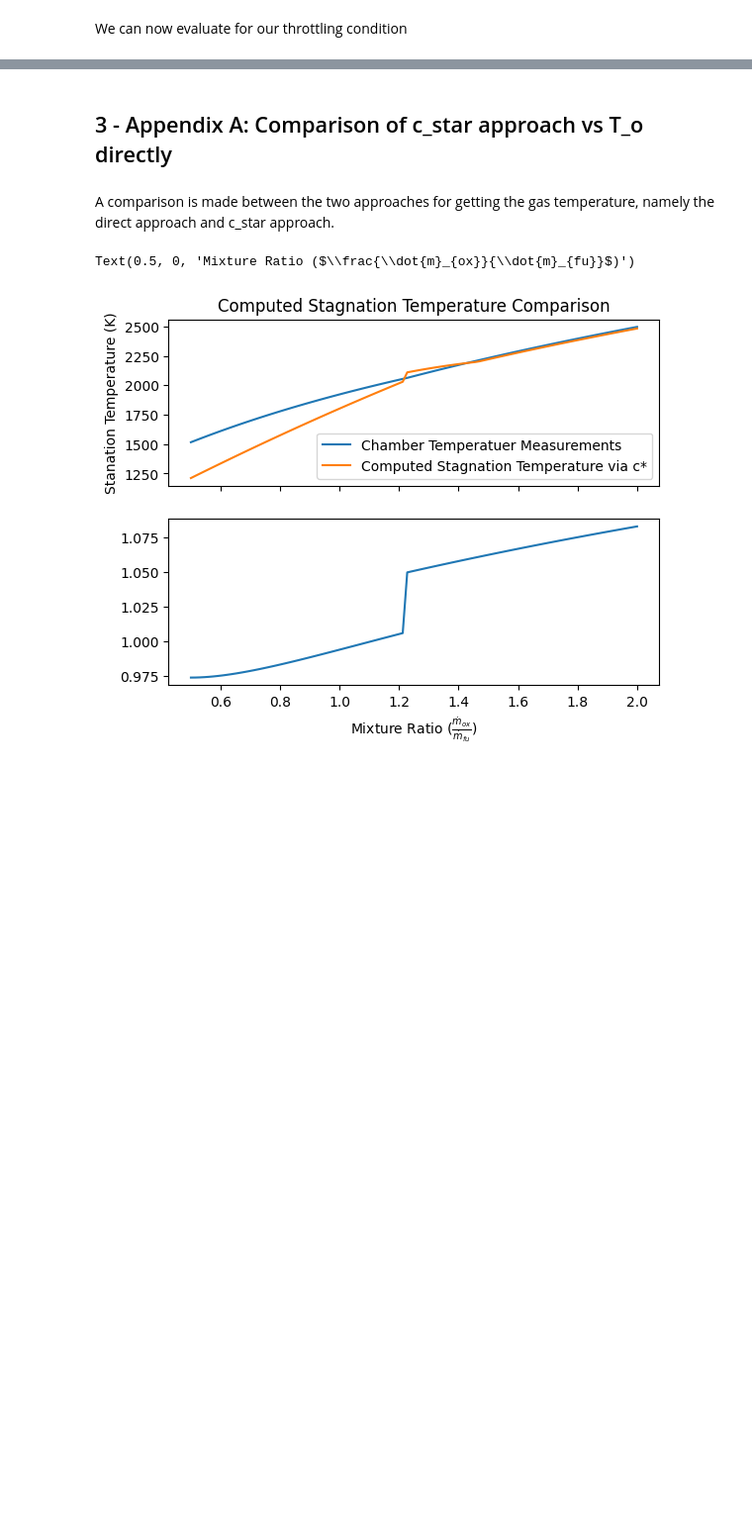
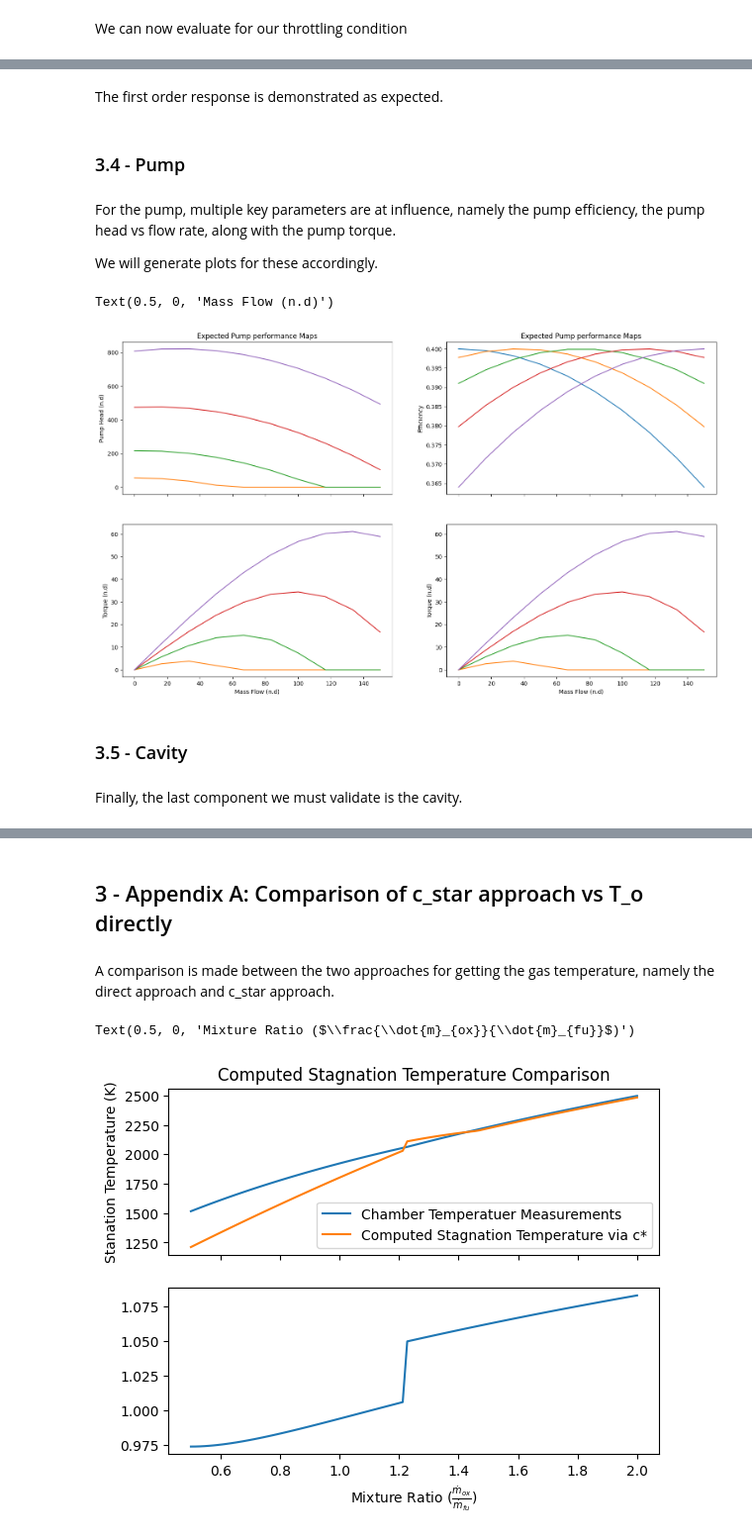
Before and after one commit to EliasAoubala/turboRocket, a Jupyter notebook: docs/gas_generator_validation.ipynb, the cells around one changed output, grey strips where cells are left out. Shown: that part at 99% size. Cells and saved outputs as stored; diff of their text form; code cells hidden in the pictures; blank space fills up the shorter version.

```diff
--- a/docs/gas_generator_validation.ipynb
+++ b/docs/gas_generator_validation.ipynb
@@ -290,0 +457,77 @@ GG.solve_perturb(ox_in=oxidiser_2, fu_in=fuel_2)
+# %% [markdown]
+The first order response is demonstrated as expected.
+# %% [markdown]
+### 3.4 - Pump
+# %% [markdown]
+For the pump, multiple key parameters are at influence, namely the pump efficiency, the pump head vs flow rate, along with the pump torque.
+
+We will generate plots for these accordingly.
+# %%
+pump = Pump(I=1, D=3e-2, Q_nom=0.1, eta_nom=0.4, N_nom=20e3 * (2 * np.pi) / 60)
+
+inlet = IncompressibleFluid(rho=1000, P=30e5)
+k1 = 5
+k2 = 10
+
+N = np.linspace(0, 30e3, k1)*(2*np.pi)/60
+
+
+m_dot = np.linspace(0, 150, k2)
+
+N, m_dot = np.meshgrid(N, m_dot)
+
+
+dp = np.zeros([k2, k1])
+torque = np.zeros([k2, k1])
+eta = np.zeros([k2, k1])
+
+
+i = 0
+for Ne in N:
+
+    j = 0
+    for m in m_dot[i,:]:
+        m = m_dot[i,j]
+        ne = N[i, j]
+
+        dp[i, j] = (
+            pump.get_exit_condition(inlet=inlet, N=ne, m_dot=m).get_pressure()
+            - inlet.get_pressure()
+        )
+
+        torque[i, j] = pump.get_torque(inlet=inlet, N=ne, m_dot=m)
+
+        eta[i, j] = pump.get_eta(Q=m / 1000, N = ne)
+
+        j +=1
+
+    i +=1
+
+fig, ax = plt.subplots(2,2, sharex=True)
+fig.set_size_inches(18.5, 10.5)
+ax[0][0].plot(m_dot, dp)
+ax[0][0].set_ylabel("Pump Head (n.d)")
+ax[0][0].set_title("Expected Pump performance Maps")
+
+
+ax[1][0].plot(m_dot, torque)
+ax[1][0].set_ylabel("Torque (n.d)")
+ax[1][0].set_xlabel("Mass Flow (n.d)")
+
+
+ax[0][1].plot(m_dot, eta)
+ax[0][1].set_ylabel("Efficiency")
+ax[0][1].set_title("Expected Pump performance Maps")
+
+
+ax[1][1].plot(m_dot, torque)
+ax[1][1].set_ylabel("Torque (n.d)")
+ax[1][1].set_xlabel("Mass Flow (n.d)")
+# plt.plot(m_dot, dp)
+# %% [output]
+Text(0.5, 0, 'Mass Flow (n.d)')
+[figure, added]
+# %% [markdown]
+### 3.5 - Cavity
+# %% [markdown]
+Finally, the last component we must validate is the cavity.
```
Also changed, not shown: parts of 24 cells of this notebook, 2 other files.
